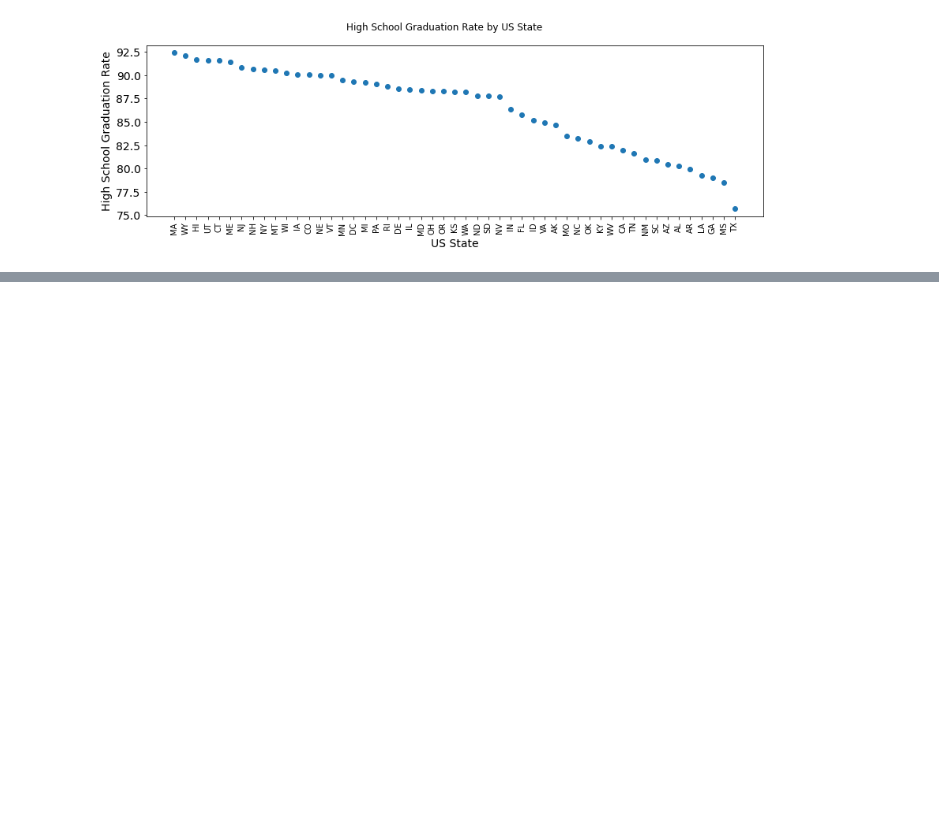
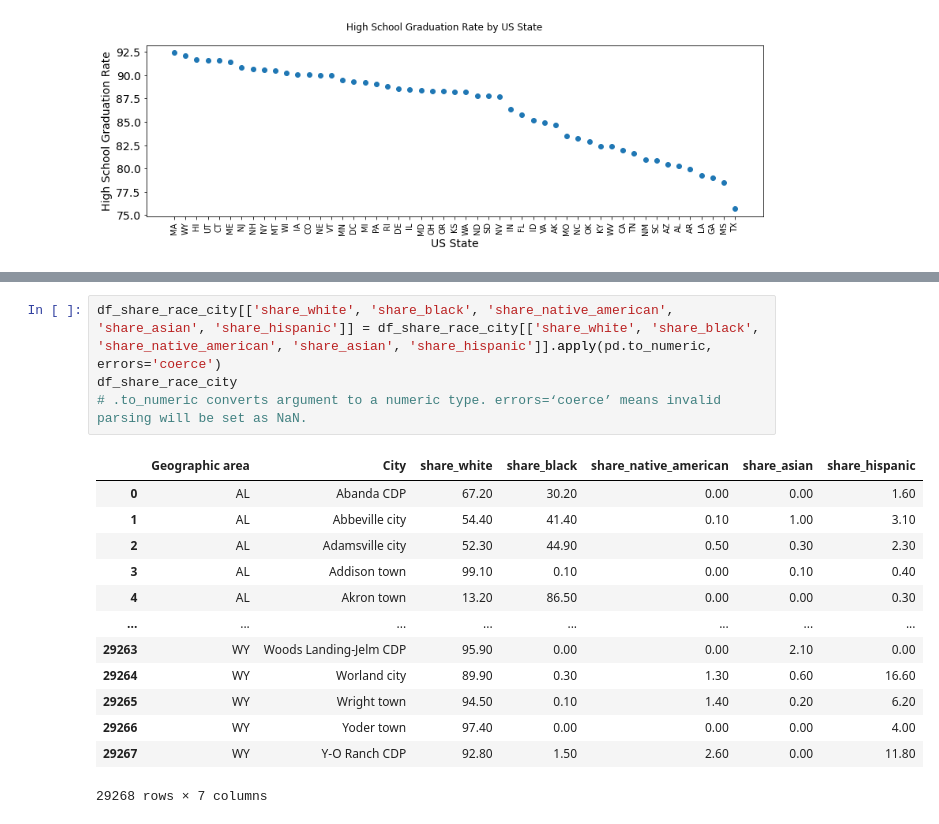
Before and after one commit to sandeep-sb/Fatal-Force-Major-Project, a Jupyter notebook: Fatal_Force.ipynb, the cells around one changed output, grey strips where cells are left out. Saved outputs shown, nothing was run; the diff lists cells and outputs as text; blank space fills up the shorter version.

```diff
--- a/Fatal_Force.ipynb
+++ b/Fatal_Force.ipynb
@@ -334,0 +419,18 @@ plt.show()
+# %%
+df_share_race_city[['share_white', 'share_black', 'share_native_american', 'share_asian', 'share_hispanic']] = df_share_race_city[['share_white', 'share_black', 'share_native_american', 'share_asian', 'share_hispanic']].apply(pd.to_numeric, errors='coerce')
+df_share_race_city
+# .to_numeric converts argument to a numeric type. errors=‘coerce’ means invalid parsing will be set as NaN.
+# %% [output]
+|  | Geographic area | City | share_white | share_black | share_native_american | share_asian | share_hispanic |
+| 0 | AL | Abanda CDP | 67.20 | 30.20 | 0.00 | 0.00 | 1.60 |
+| 1 | AL | Abbeville city | 54.40 | 41.40 | 0.10 | 1.00 | 3.10 |
+| 2 | AL | Adamsville city | 52.30 | 44.90 | 0.50 | 0.30 | 2.30 |
+| 3 | AL | Addison town | 99.10 | 0.10 | 0.00 | 0.10 | 0.40 |
+| 4 | AL | Akron town | 13.20 | 86.50 | 0.00 | 0.00 | 0.30 |
+| ... | ... | ... | ... | ... | ... | ... | ... |
+| 29263 | WY | Woods Landing-Jelm CDP | 95.90 | 0.00 | 0.00 | 2.10 | 0.00 |
+| 29264 | WY | Worland city | 89.90 | 0.30 | 1.30 | 0.60 | 16.60 |
+| 29265 | WY | Wright town | 94.50 | 0.10 | 1.40 | 0.20 | 6.20 |
+| 29266 | WY | Yoder town | 97.40 | 0.00 | 0.00 | 0.00 | 4.00 |
+| 29267 | WY | Y-O Ranch CDP | 92.80 | 1.50 | 2.60 | 0.00 | 11.80 |
+29268 rows × 7 columns
```
Also changed, not shown: parts of 9 cells of this notebook.
